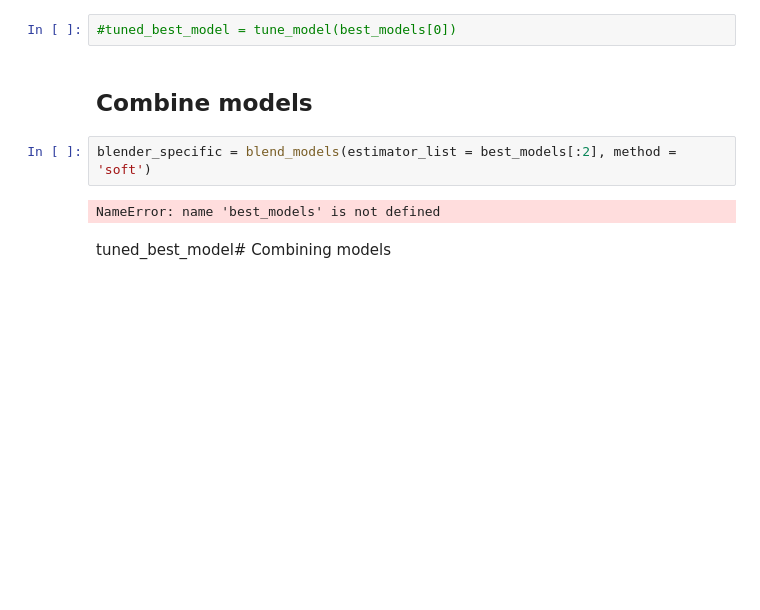
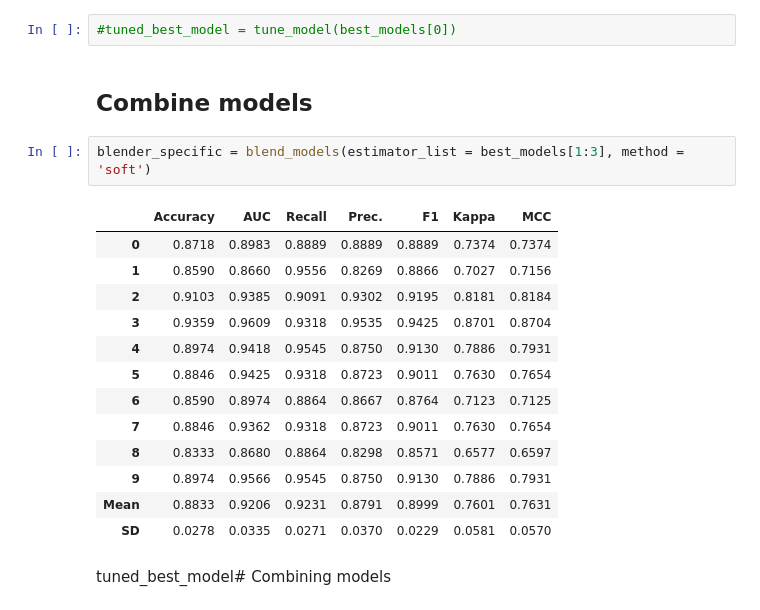
Before and after one commit to skaliy/dat158-pycaret-deployment, a Jupyter notebook: nbs/00_DAT158-pycaret-classification.ipynb, the cells around one changed output. Saved outputs shown, nothing was run; the diff lists cells and outputs as text; blank space fills up the shorter version.

```diff
--- a/nbs/00_DAT158-pycaret-classification.ipynb
+++ b/nbs/00_DAT158-pycaret-classification.ipynb
@@ -141,9 +141,21 @@ best_models
 # %% [markdown]
 ## Combine models
 # %%
-blender_specific = blend_models(estimator_list = best_models[:2], method = 'soft')
+blender_specific = blend_models(estimator_list = best_models[1:3], method = 'soft')
 # %% [output]
-NameError: name 'best_models' is not defined
+|  | Accuracy | AUC | Recall | Prec. | F1 | Kappa | MCC |
+| 0 | 0.8718 | 0.8983 | 0.8889 | 0.8889 | 0.8889 | 0.7374 | 0.7374 |
+| 1 | 0.8590 | 0.8660 | 0.9556 | 0.8269 | 0.8866 | 0.7027 | 0.7156 |
+| 2 | 0.9103 | 0.9385 | 0.9091 | 0.9302 | 0.9195 | 0.8181 | 0.8184 |
+| 3 | 0.9359 | 0.9609 | 0.9318 | 0.9535 | 0.9425 | 0.8701 | 0.8704 |
+| 4 | 0.8974 | 0.9418 | 0.9545 | 0.8750 | 0.9130 | 0.7886 | 0.7931 |
+| 5 | 0.8846 | 0.9425 | 0.9318 | 0.8723 | 0.9011 | 0.7630 | 0.7654 |
+| 6 | 0.8590 | 0.8974 | 0.8864 | 0.8667 | 0.8764 | 0.7123 | 0.7125 |
+| 7 | 0.8846 | 0.9362 | 0.9318 | 0.8723 | 0.9011 | 0.7630 | 0.7654 |
+| 8 | 0.8333 | 0.8680 | 0.8864 | 0.8298 | 0.8571 | 0.6577 | 0.6597 |
+| 9 | 0.8974 | 0.9566 | 0.9545 | 0.8750 | 0.9130 | 0.7886 | 0.7931 |
+| Mean | 0.8833 | 0.9206 | 0.9231 | 0.8791 | 0.8999 | 0.7601 | 0.7631 |
+| SD | 0.0278 | 0.0335 | 0.0271 | 0.0370 | 0.0229 | 0.0581 | 0.0570 |
 # %% [markdown]
 tuned_best_model# Combining models
 # %% [markdown]
```
Also changed, not shown: parts of 3 cells of this notebook, 1 other file.
